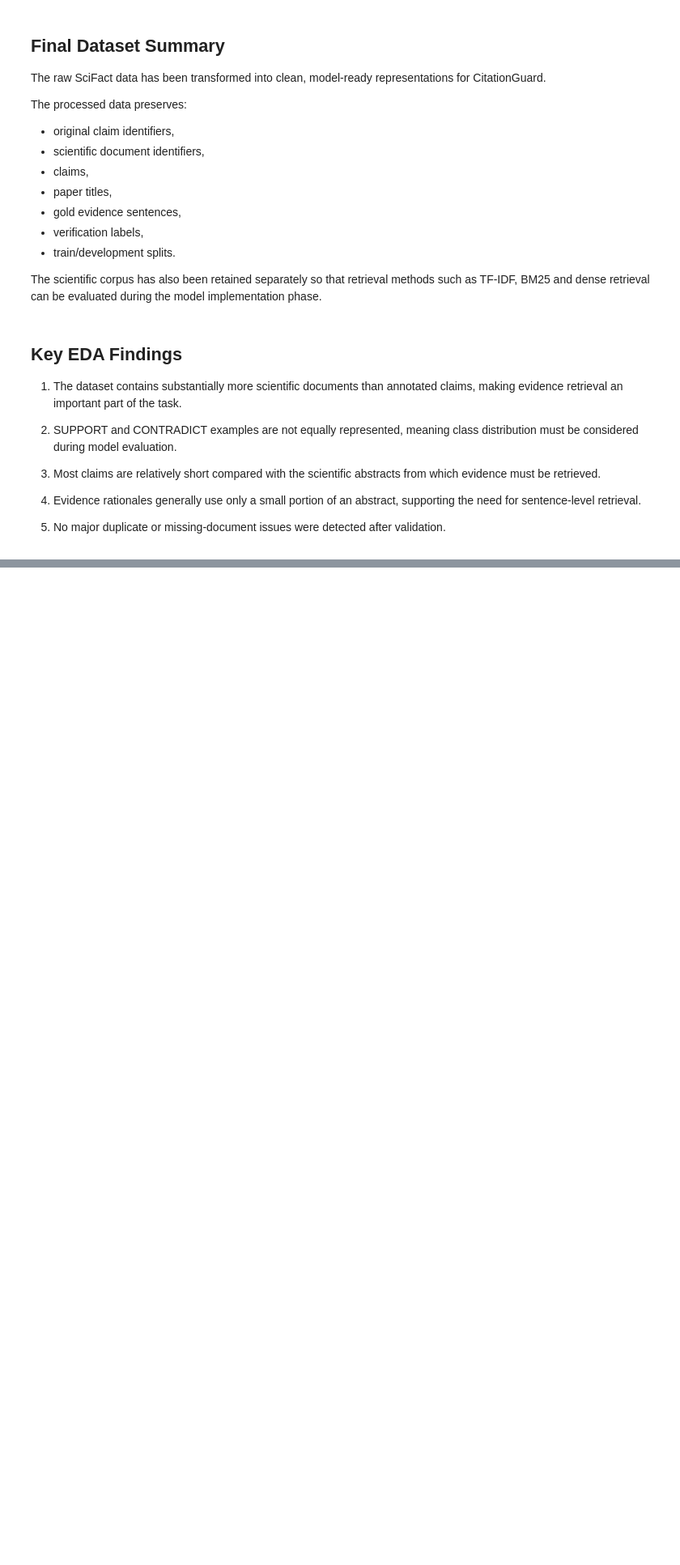
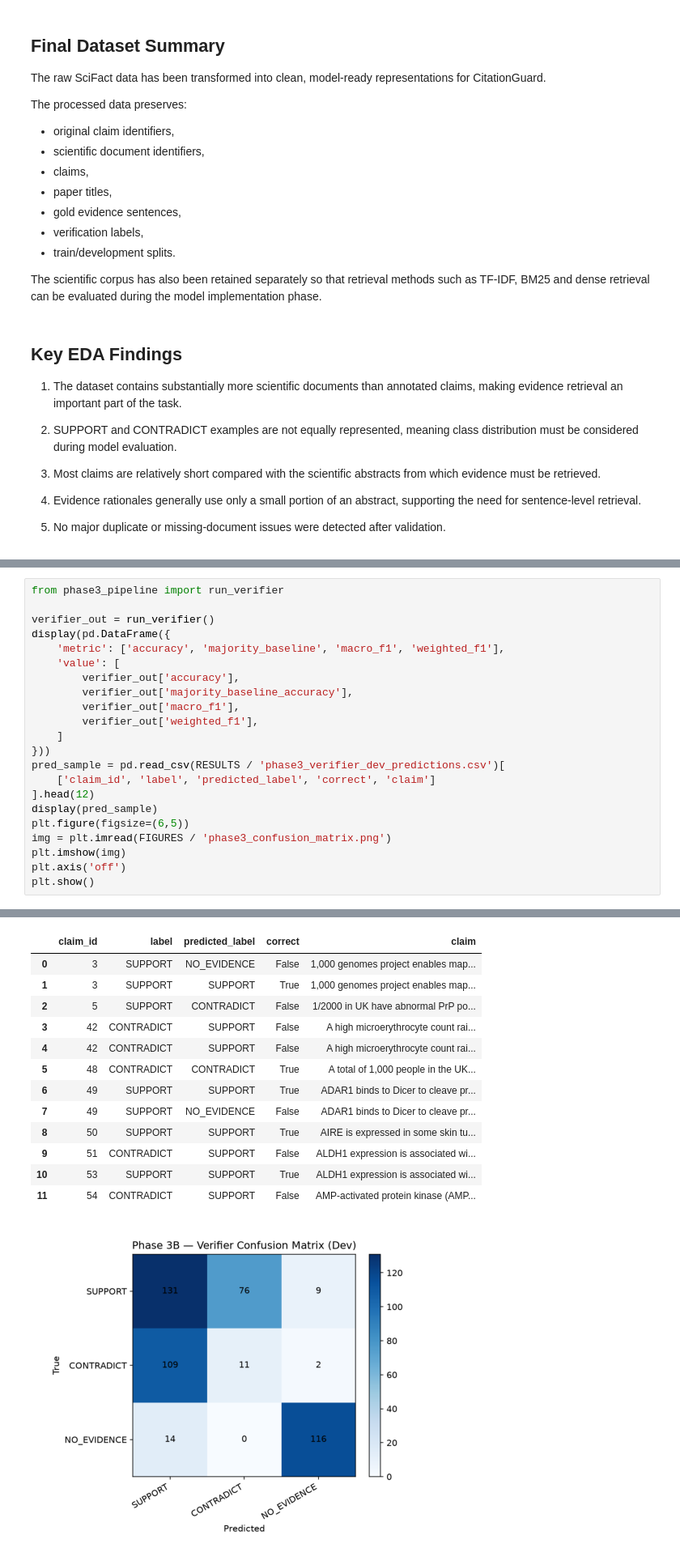
Before and after one commit to Asjadamir/CitationGuard, a Jupyter notebook: F26-05.ipynb, the cells around one changed output, grey strips where cells are left out. Shown at 81% size. Cells and saved outputs as stored; diff of their text form; blank space fills up the shorter version.

```diff
--- a/F26-05.ipynb
+++ b/F26-05.ipynb
@@ -776,0 +869,23 @@ evaluated during the model implementation phase.
+# %%
+from phase3_pipeline import run_verifier
+
+verifier_out = run_verifier()
+display(pd.DataFrame({
+    'metric': ['accuracy', 'majority_baseline', 'macro_f1', 'weighted_f1'],
+    'value': [
+        verifier_out['accuracy'],
+        verifier_out['majority_baseline_accuracy'],
+        verifier_out['macro_f1'],
+        verifier_out['weighted_f1'],
+    ]
+}))
+pred_sample = pd.read_csv(RESULTS / 'phase3_verifier_dev_predictions.csv')[
+    ['claim_id', 'label', 'predicted_label', 'correct', 'claim']
+].head(12)
+display(pred_sample)
+plt.figure(figsize=(6,5))
+img = plt.imread(FIGURES / 'phase3_confusion_matrix.png')
+plt.imshow(img)
+plt.axis('off')
+plt.show()
+# %% [output]
@@ -776,0 +914,14 @@ evaluated during the model implementation phase.
+|  | claim_id | label | predicted_label | correct | claim |
+| 0 | 3 | SUPPORT | NO_EVIDENCE | False | 1,000 genomes project enables map... |
+| 1 | 3 | SUPPORT | SUPPORT | True | 1,000 genomes project enables map... |
+| 2 | 5 | SUPPORT | CONTRADICT | False | 1/2000 in UK have abnormal PrP po... |
+| 3 | 42 | CONTRADICT | SUPPORT | False | A high microerythrocyte count rai... |
+| 4 | 42 | CONTRADICT | SUPPORT | False | A high microerythrocyte count rai... |
+| 5 | 48 | CONTRADICT | CONTRADICT | True | A total of 1,000 people in the UK... |
+| 6 | 49 | SUPPORT | SUPPORT | True | ADAR1 binds to Dicer to cleave pr... |
+| 7 | 49 | SUPPORT | NO_EVIDENCE | False | ADAR1 binds to Dicer to cleave pr... |
+| 8 | 50 | SUPPORT | SUPPORT | True | AIRE is expressed in some skin tu... |
+| 9 | 51 | CONTRADICT | SUPPORT | False | ALDH1 expression is associated wi... |
+| 10 | 53 | SUPPORT | SUPPORT | True | ALDH1 expression is associated wi... |
+| 11 | 54 | CONTRADICT | SUPPORT | False | AMP-activated protein kinase (AMP... |
+[figure, added]
```
Also changed, not shown: parts of 9 cells of this notebook, 11 other files.
